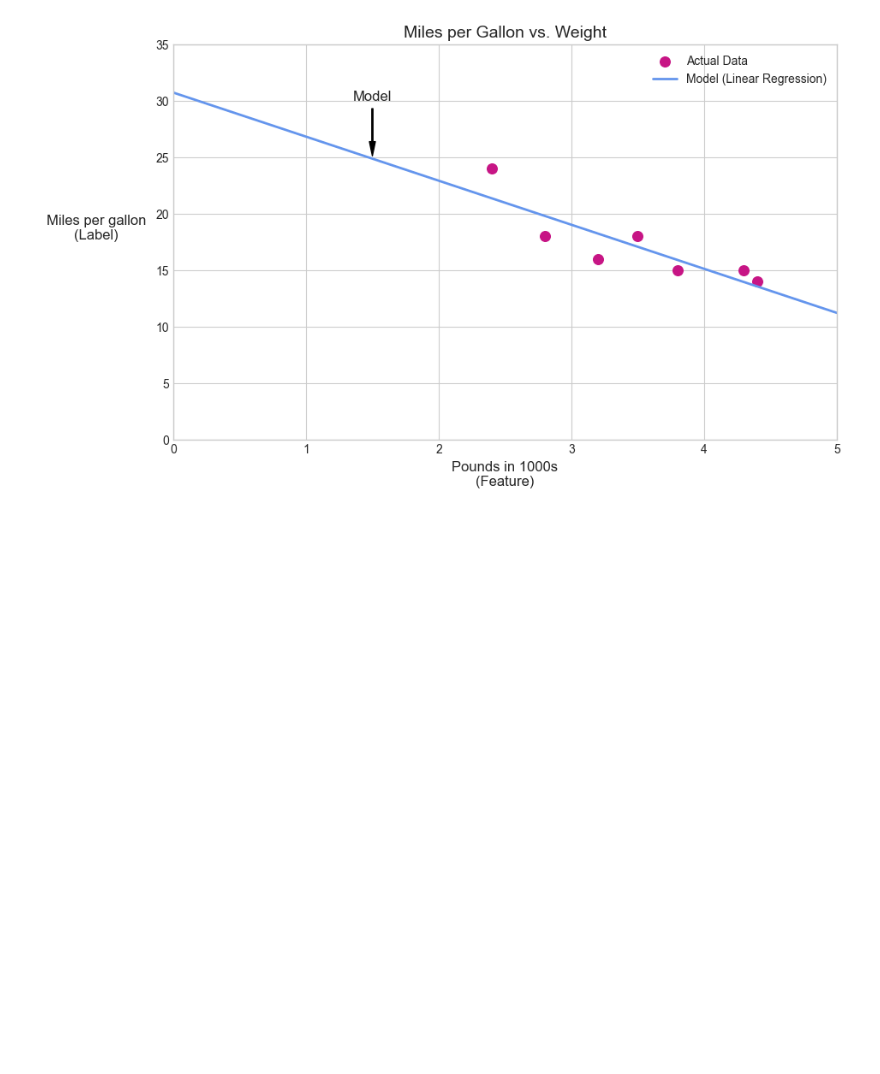
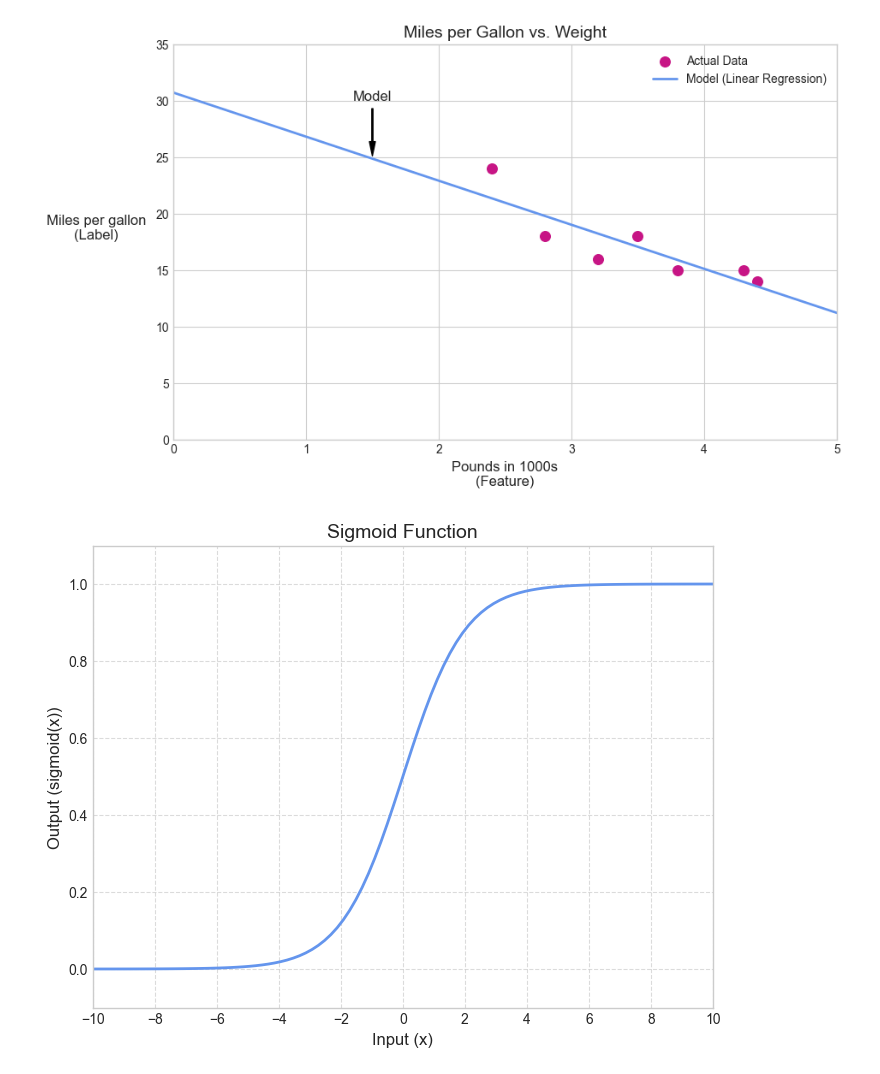
Before and after one commit to sml1323/ml_study, a Jupyter notebook: udemy/images/visual.ipynb, the cells around one changed output. Saved outputs shown, nothing was run; the diff lists cells and outputs as text; code cells hidden in the pictures; blank space fills up the shorter version.

```diff
--- a/udemy/images/visual.ipynb
+++ b/udemy/images/visual.ipynb
@@ -179,3 +179,37 @@ plt.annotate('Model', xy=(1.5, model.predict(np.array([[1.5]]))[0]), xytext=(1.5
 plt.show()
 # %% [output]
 [figure]
+# %%
+
+import numpy as np
+import matplotlib.pyplot as plt
+# 시그모이드 함수 정의
+def sigmoid(x):
+    return 1 / (1 + np.exp(-x))
+# x 값 생성
+x = np.linspace(-10, 10, 100)
+# 시그모이드 함수 적용
+y = sigmoid(x)
+# 그래프 스타일 설정
+plt.style.use('seaborn-v0_8-whitegrid')  # 이미지와 유사한 스타일 적용
+plt.figure(figsize=(8, 6))
+# 시그모이드 함수 그래프 그리기
+plt.plot(x, y, color='cornflowerblue', linewidth=2)
+# 축 레이블 및 제목 설정
+plt.xlabel('Input (x)', fontsize=12)
+plt.ylabel('Output (sigmoid(x))', fontsize=12)
+plt.title('Sigmoid Function', fontsize=14)
+# y축 범위 설정
+plt.ylim(-0.1, 1.1)
+# x축 범위 설정
+plt.xlim(-10, 10)
+# y축 눈금 설정
+plt.yticks(np.arange(0, 1.1, 0.2))
+# x축 눈금 설정
+plt.xticks(np.arange(-10, 11, 2))
+# 그리드 추가
+plt.grid(True, linestyle='--', alpha=0.7)
+# 그래프 표시
+plt.show()
+# %% [output]
+[figure, added]
```
Also changed, not shown: 2 other files.
